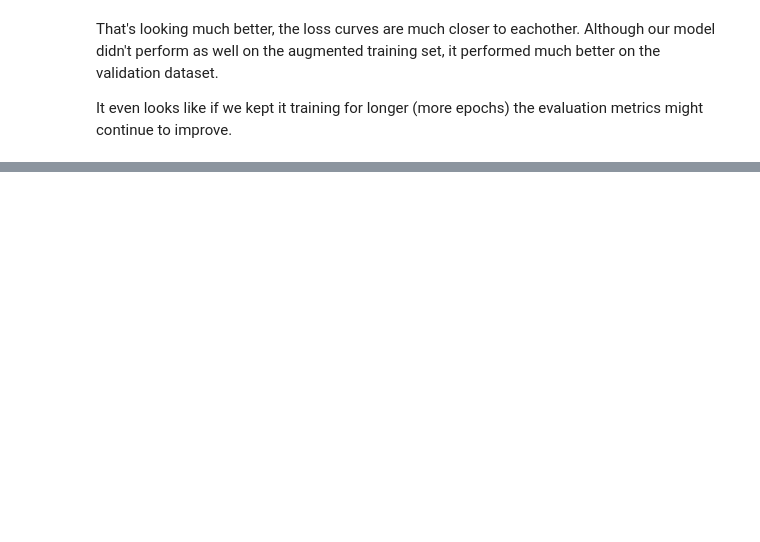
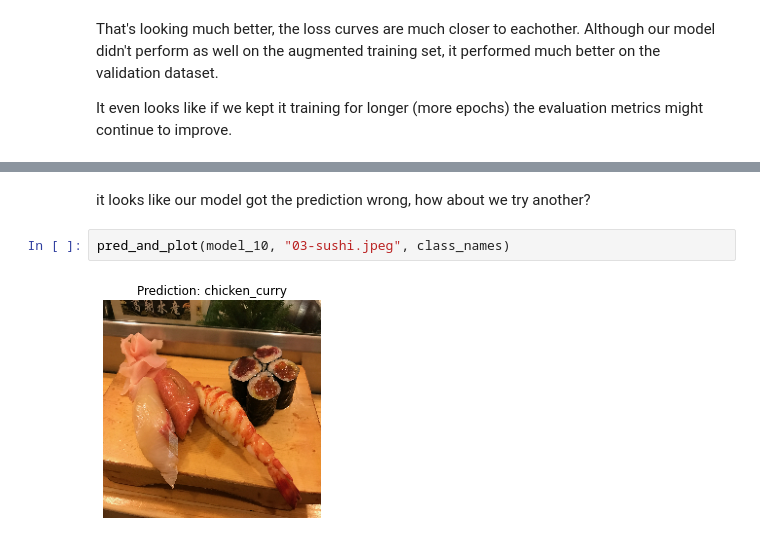
Before and after one commit to kianakiaei/TensorFlow, a Jupyter notebook: 03_computer_vision_with_tensorflow.ipynb, the cells around one changed output, grey strips where cells are left out. Saved outputs shown, nothing was run; the diff lists cells and outputs as text; blank space fills up the shorter version.

```diff
--- a/03_computer_vision_with_tensorflow.ipynb
+++ b/03_computer_vision_with_tensorflow.ipynb
@@ -1581,0 +1610,6 @@ It even looks like if we kept it training for longer (more epochs) the evaluatio
+# %% [markdown]
+it looks like our model got the prediction wrong, how about we try another?
+# %%
+pred_and_plot(model_10, "03-sushi.jpeg", class_names)
+# %% [output]
+[figure, added]
```
Also changed, not shown: parts of 58 cells of this notebook.
